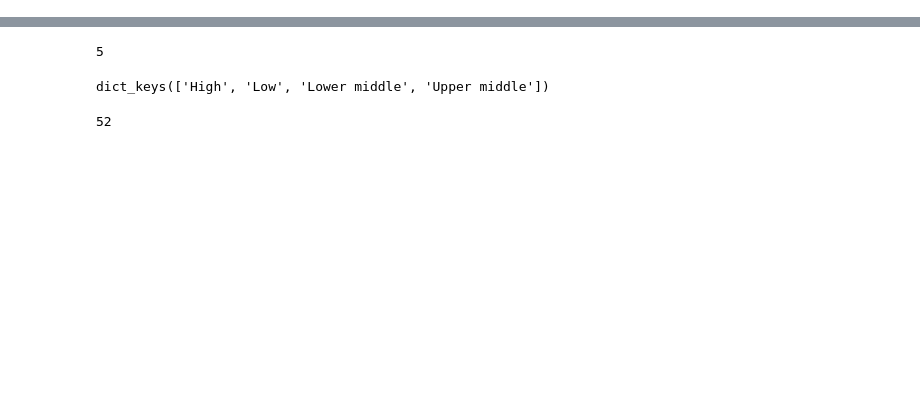
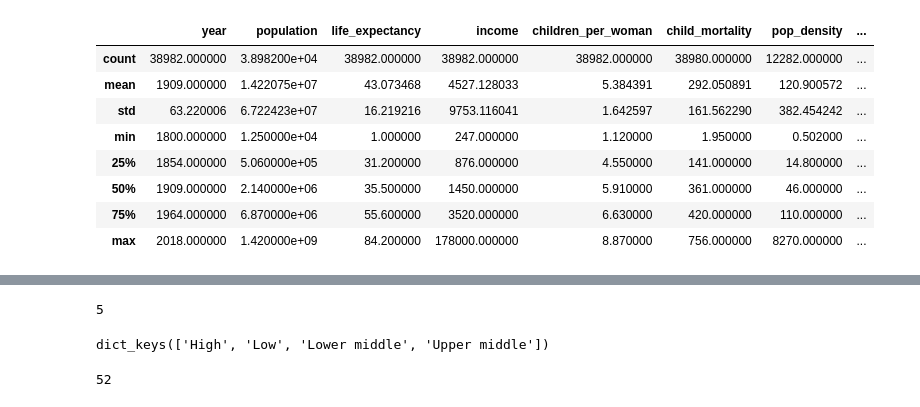
Before and after one commit to wangjc640/532-Group21, a Jupyter notebook: src/eda/eda.ipynb, the cells around one changed output, grey strips where cells are left out. Saved outputs shown, nothing was run; the diff lists cells and outputs as text; code cells hidden in the pictures; blank space fills up the shorter version.

```diff
--- a/src/eda/eda.ipynb
+++ b/src/eda/eda.ipynb
@@ -22,0 +41,12 @@ dat
+# %%
+dat.describe()
+# %% [output]
+|  | year | population | life_expectancy | income | children_per_woman | child_mortality | pop_density | ... |
+| count | 38982.000000 | 3.898200e+04 | 38982.000000 | 38982.000000 | 38982.000000 | 38980.000000 | 12282.000000 | ... |
+| mean | 1909.000000 | 1.422075e+07 | 43.073468 | 4527.128033 | 5.384391 | 292.050891 | 120.900572 | ... |
+| std | 63.220006 | 6.722423e+07 | 16.219216 | 9753.116041 | 1.642597 | 161.562290 | 382.454242 | ... |
+| min | 1800.000000 | 1.250000e+04 | 1.000000 | 247.000000 | 1.120000 | 1.950000 | 0.502000 | ... |
+| 25% | 1854.000000 | 5.060000e+05 | 31.200000 | 876.000000 | 4.550000 | 141.000000 | 14.800000 | ... |
+| 50% | 1909.000000 | 2.140000e+06 | 35.500000 | 1450.000000 | 5.910000 | 361.000000 | 46.000000 | ... |
+| 75% | 1964.000000 | 6.870000e+06 | 55.600000 | 3520.000000 | 6.630000 | 420.000000 | 110.000000 | ... |
+| max | 2018.000000 | 1.420000e+09 | 84.200000 | 178000.000000 | 8.870000 | 756.000000 | 8270.000000 | ... |
```
Also changed, not shown: parts of 11 cells of this notebook, 2 other files.
